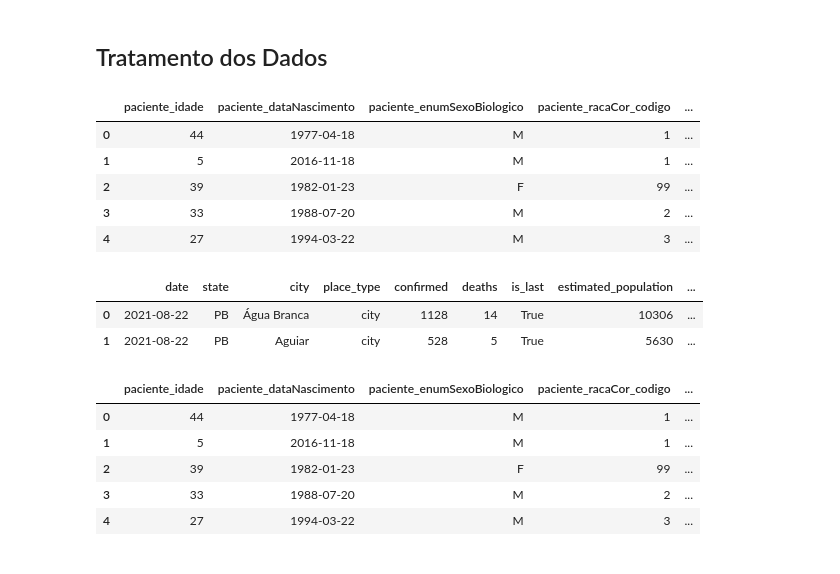
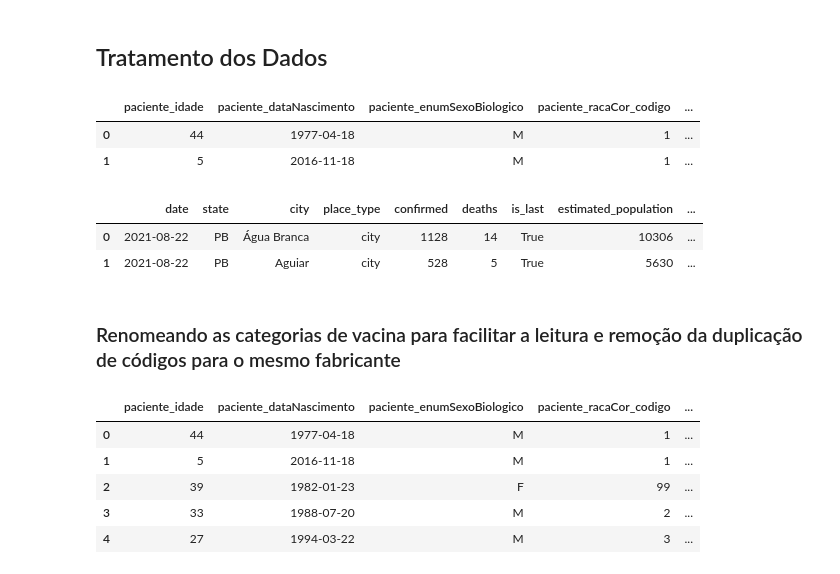
Before and after one commit to maxbarbosa/data-science-final-project, a Jupyter notebook: graphs.ipynb, the cells around one changed output. Cells and saved outputs as stored; diff of their text form; code cells hidden in the pictures.

```diff
--- a/graphs.ipynb
+++ b/graphs.ipynb
@@ -6,15 +6,13 @@
 import pandas as pd
 import seaborn as sns
 from matplotlib import pyplot as plt
-import re
 
 vax_df = pd.read_csv("datasets/dados_vacinacao.csv")
-vax_df.head(5)
+casos_df = pd.read_csv('datasets/dados_casos.csv')
-# %% [output]
-|  | paciente_idade | paciente_dataNascimento | paciente_enumSexoBiologico | paciente_racaCor_codigo | ... |
-| 0 | 44 | 1977-04-18 | M | 1 | ... |
-| 1 | 5 | 2016-11-18 | M | 1 | ... |
-| 2 | 39 | 1982-01-23 | F | 99 | ... |
-| 3 | 33 | 1988-07-20 | M | 2 | ... |
-| 4 | 27 | 1994-03-22 | M | 3 | ... |
+# %%
+vax_df.head(2)
+# %% [output]
+|  | paciente_idade | paciente_dataNascimento | paciente_enumSexoBiologico | paciente_racaCor_codigo | ... |
+| 0 | 44 | 1977-04-18 | M | 1 | ... |
+| 1 | 5 | 2016-11-18 | M | 1 | ... |
 # %%
@@ -24,6 +21,8 @@ casos_df.head(2)
 |  | date | state | city | place_type | confirmed | deaths | is_last | estimated_population | ... |
 | 0 | 2021-08-22 | PB | Água Branca | city | 1128 | 14 | True | 10306 | ... |
 | 1 | 2021-08-22 | PB | Aguiar | city | 528 | 5 | True | 5630 | ... |
+# %% [markdown]
+### Renomeando as categorias de vacina para facilitar a leitura e remoção da duplicação de códigos para o mesmo fabricante
 # %%
 vax_df.loc[(vax_df.vacina_nome == 'COVID-19 ASTRAZENECA - ChAdOx1-S') | (vax_df.vacina_nome == 'COVID-19 ASTRAZENECA/FIOCRUZ - COVISHIELD'), 'vacina_nome'] = 'ASTRAZENECA'
 vax_df.loc[(vax_df.vacina_nome == 'COVID-19 SINOVAC/BUTANTAN - CORONAVAC') | (vax_df.vacina_nome == 'COVID-19 SINOVAC - CORONAVAC'), 'vacina_nome'] = 'CORONAVAC'
```
Also changed, not shown: parts of 5 cells of this notebook.
